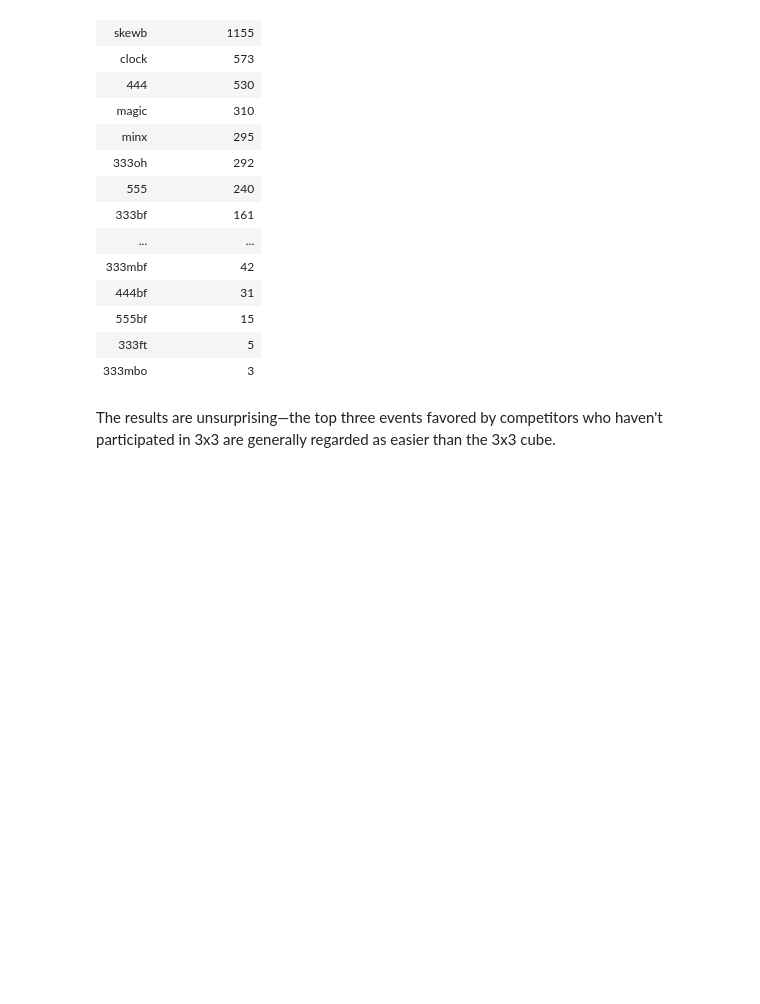
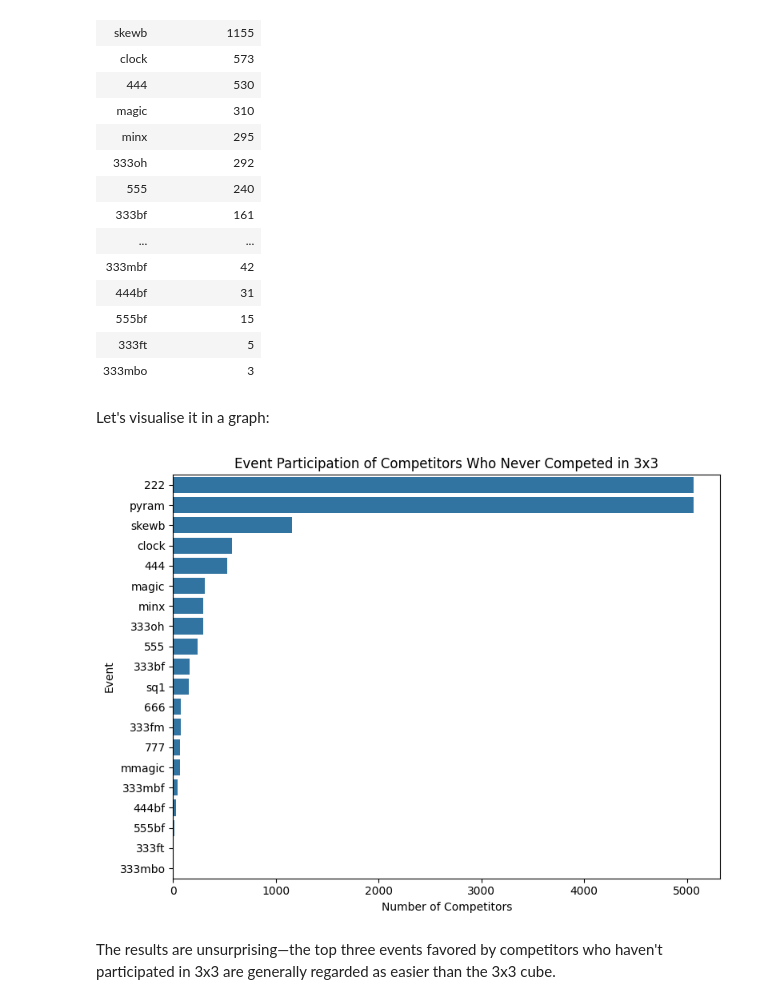
Before and after one commit to petrambroz/speedcubing-correlations, a Jupyter notebook: speedcubing-correlation.ipynb, the cells around one changed output. Saved outputs shown, nothing was run; the diff lists cells and outputs as text; code cells hidden in the pictures; blank space fills up the shorter version.

```diff
--- a/speedcubing-correlation.ipynb
+++ b/speedcubing-correlation.ipynb
@@ -609,6 +642,23 @@ display(event_counts_no_333_df.style.hide(axis='index'))
 | 555bf | 15 |
 | 333ft | 5 |
 | 333mbo | 3 |
+# %% [markdown]
+Let's visualise it in a graph:
+# %%
+# Plot a horizontal bar chart for better visualization
+plt.figure(figsize=(8, 6))
+sb.barplot(
+    data=event_counts_no_333_df,
+    y='eventId',
+    x='num_competitors',
+)
+plt.title('Event Participation of Competitors Who Never Competed in 3x3')
+plt.xlabel('Number of Competitors')
+plt.ylabel('Event')
+plt.tight_layout()
+plt.show()
+# %% [output]
+[figure, added]
 # %% [markdown]
 The results are unsurprising—the top three events favored by competitors who haven't participated in 3x3 are generally regarded as easier than the 3x3 cube.
 # %% [markdown]
```
Also changed, not shown: parts of 3 cells of this notebook, 1 other file.
